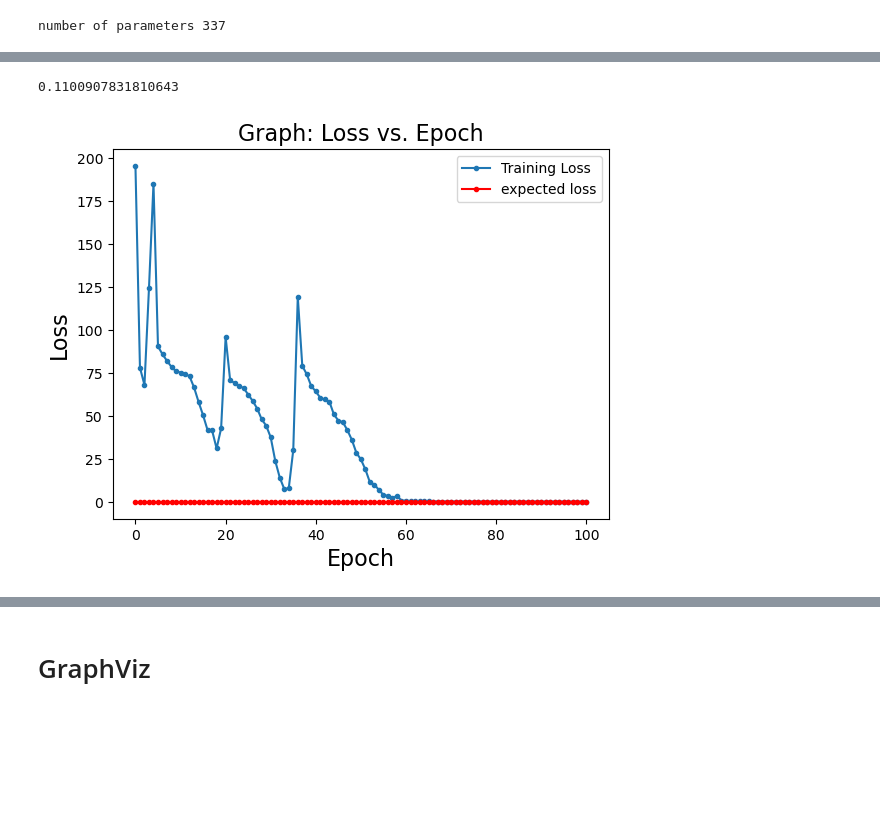
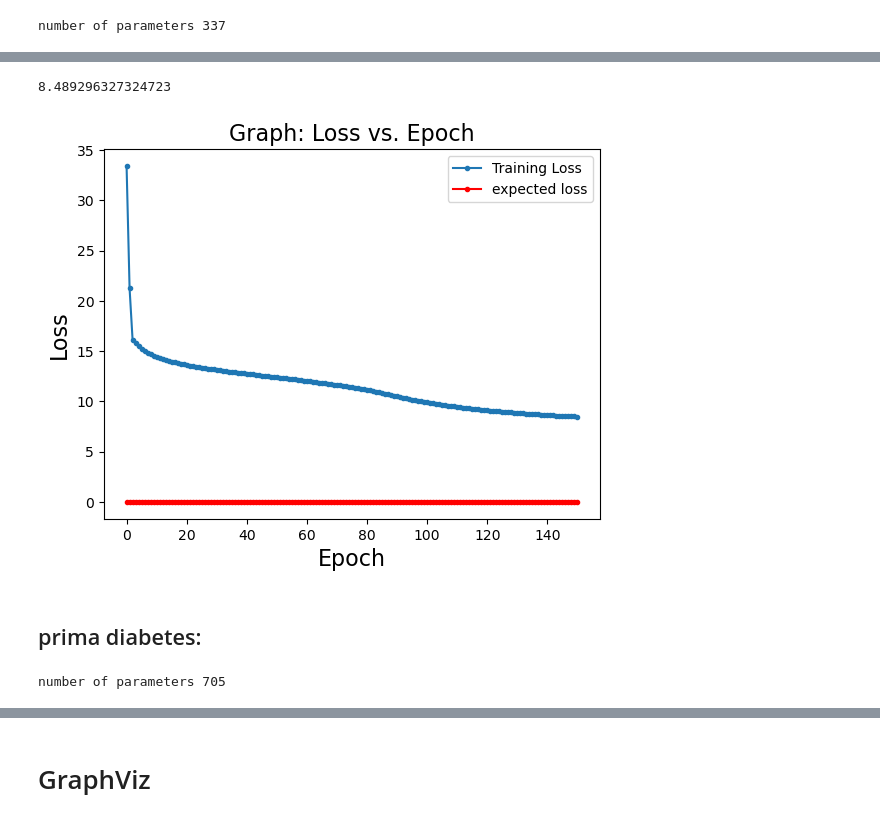
Before and after one commit to Rafsanjani-Hub/Karpathy, a Jupyter notebook: Karpathy_DL_Colab_extention.ipynb, the cells around one changed output, grey strips where cells are left out. Drawn from its saved outputs; the diff is of its cells as text; code cells hidden in the pictures; blank space fills up the shorter version.

```diff
--- a/Karpathy_DL_Colab_extention.ipynb
+++ b/Karpathy_DL_Colab_extention.ipynb
@@ -262,0 +528,8 @@ def draw_dot(root):
+# %%
+x = Value(50); x.label = 'x'
+y = Value(101); y.label = 'y'
+
+o = x.max(y); o.label = 'o'
+
+o.backward()
+draw_dot(o)
@@ -275,8 +551,18 @@ class Neuron:
         return:
             None
         '''
-        self.W = [Value(np.random.uniform(low=-1., high=1.0)) for _ in range(N)]
-        self.b = Value(np.random.uniform(low=-1., high=1.0))
+
+        V = np.random.randn(N) * np.sqrt(2.0/N)
+        self.W = [Value(v) for v in V]
+        self.b = Value(0.0)
+
+
+        # self.W = [Value(np.random.uniform(low=-1., high=1.0)) for _ in range(N)]
+        # self.b = Value(np.random.uniform(low=-1., high=1.0))
+
+
+        # self.W = [Value(np.random.uniform(low=-1., high=1.0)) for _ in range(N)]
+        # self.b = Value(np.random.uniform(low=-1., high=1.0))
 
         # self.W = [Value(3.5) for _ in range(N)]
         # self.b = Value(1.5)
@@ -304,8 +590,8 @@ class Neuron:
         output = sum((w*x) for w, x in zip(self.W, X))
         output += self.b
 
-        # output = output.relu()
-        output = output.tanh()
+        output = output.relu()
+        # output = output.tanh()
         return output
 
         # block-3: Rafsanjani
@@ -833,7 +1119,7 @@ Yp
 from sklearn.datasets import make_moons, make_blobs
 X, Y = make_moons(n_samples=100, noise=0.1)
 
-Y = Y*2 - 1 # make y be -1 or 1
+# Y = Y*2-1 # make y be -1 or 1
 # visualize in 2D
 plt.figure(figsize=(5,5))
 plt.scatter(X[:,0], X[:,1], c=Y, s=20, cmap='jet')
@@ -860,14 +1145,14 @@ print("number of parameters", len(model.parameters()))
 # %% [output]
 number of parameters 337
 # %%
-epochs = 100
+epochs = 150
 
-LOSS = []
+losses = []
 
 for epoch in range(0, epochs+1):
 
     # Step-1: forward pass:
-    Yp = [model(x) for x in X]
+    Yp = [model(x).sigmoid() for x in X]
     loss = sum([(y-yp)**2.0 for (y, yp) in zip(Y, Yp)])
 
     # Step-2: backward pass:
@@ -886,6 +1171,6 @@ for epoch in range(0, epochs+1):
 
     #outputs:
     print(f'epach:{epoch}, step_size={step_size}, loss:{loss.data:0.6f}')
-    LOSS.append(loss.data)
+    losses.append(loss.data)
 #end-for
 # %% [output]
@@ -909,8 +1194,10 @@ epach:100, step_size=0.01, loss:0.110091
 # %%
-LOSS[-1]
+losses[-1]
 # %% [output]
-0.1100907831810643
+8.489296327324723
 # %%
-lossPlot(LOSS)
+lossPlot(losses)
 # %% [output]
-[figure, old version]
+[figure, new version]
+# %% [markdown]
+## prima diabetes:
@@ -916,0 +1220,6 @@ lossPlot(LOSS)
+# %%
+model = MLP(8, [16, 16, 16, 1])
+# print(model)
+print("number of parameters", len(model.parameters()))
+# %% [output]
+number of parameters 705
```
Also changed, not shown: parts of 53 cells of this notebook.
